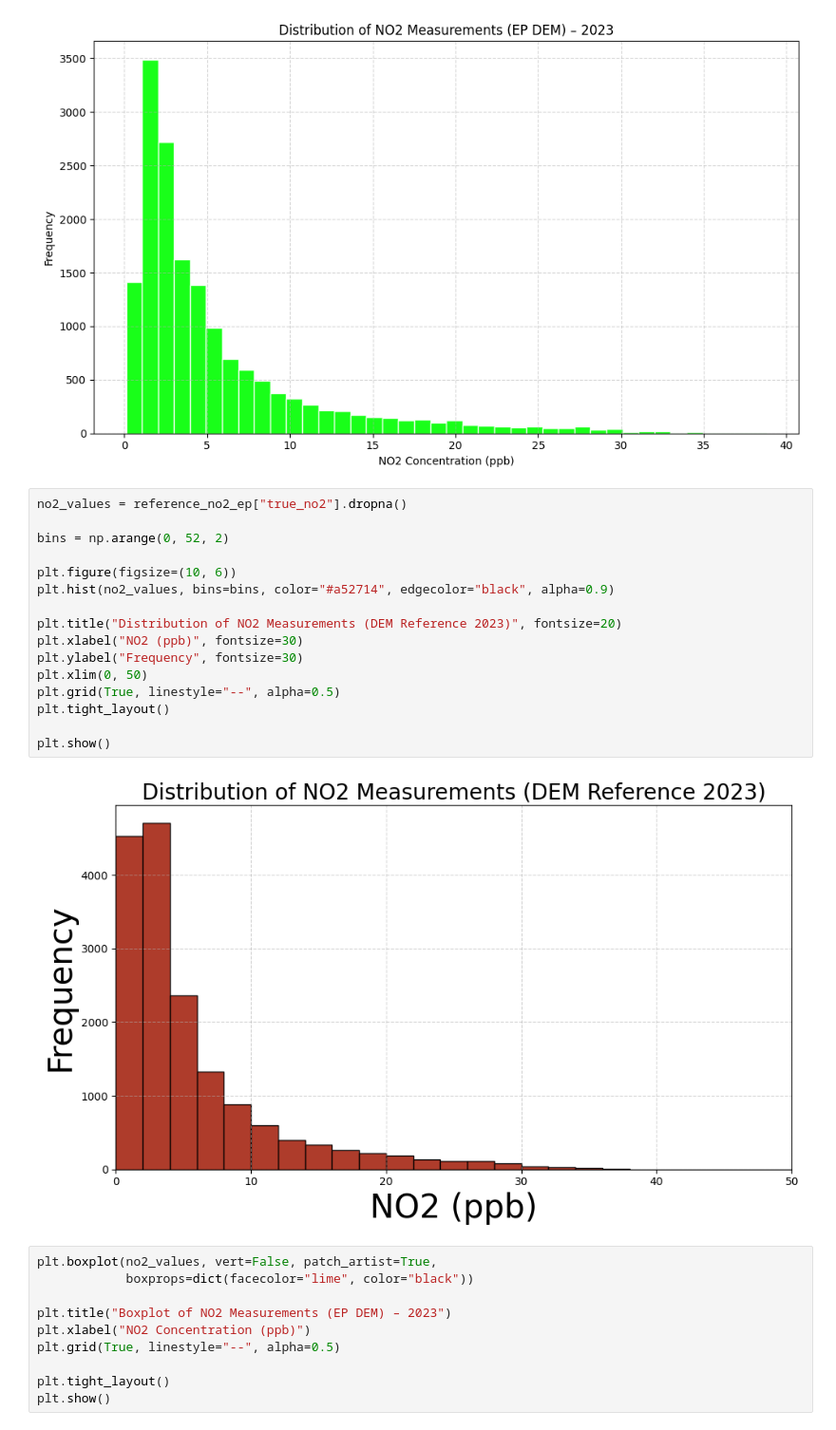
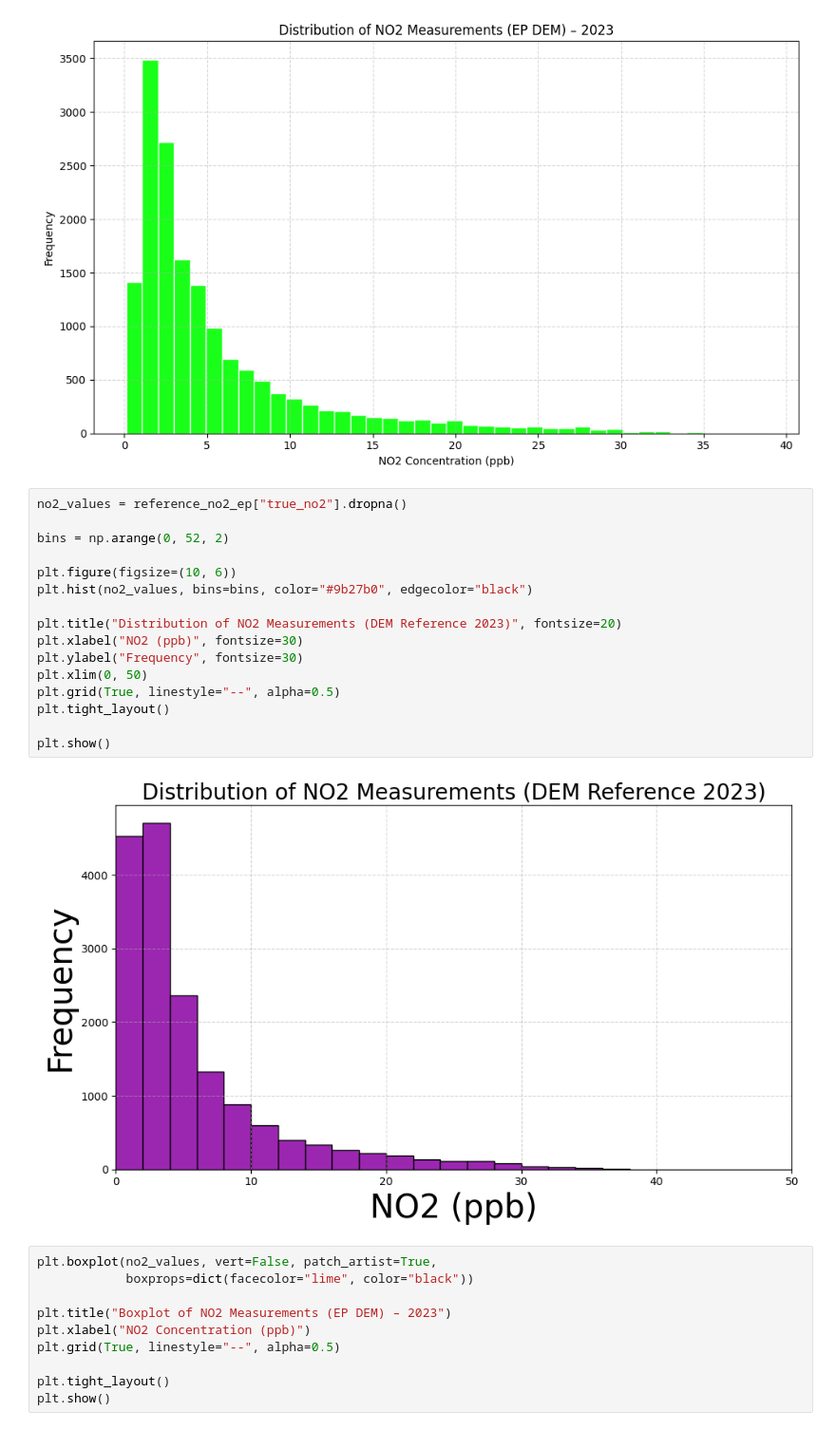
Before and after one commit to jacklardner/calibrated-no2-EDA, a Jupyter notebook: calibrated_to_EP.ipynb, the cells around one changed output. Shown at 95% size. Drawn from its saved outputs; the diff is of its cells as text.

```diff
--- a/calibrated_to_EP.ipynb
+++ b/calibrated_to_EP.ipynb
@@ -479,21 +479,21 @@ plt.show()
 # %%
 no2_values = reference_no2_ep["true_no2"].dropna()
 
 bins = np.arange(0, 52, 2)
 
 plt.figure(figsize=(10, 6))
-plt.hist(no2_values, bins=bins, color="#a52714", edgecolor="black", alpha=0.9)
+plt.hist(no2_values, bins=bins, color="#9b27b0", edgecolor="black")
 
 plt.title("Distribution of NO2 Measurements (DEM Reference 2023)", fontsize=20)
 plt.xlabel("NO2 (ppb)", fontsize=30)
 plt.ylabel("Frequency", fontsize=30)
 plt.xlim(0, 50)
 plt.grid(True, linestyle="--", alpha=0.5)
 plt.tight_layout()
 
 plt.show()
 # %% [output]
-[figure, old version]
+[figure, new version]
 # %%
 plt.boxplot(no2_values, vert=False, patch_artist=True,
             boxprops=dict(facecolor="lime", color="black"))
```
